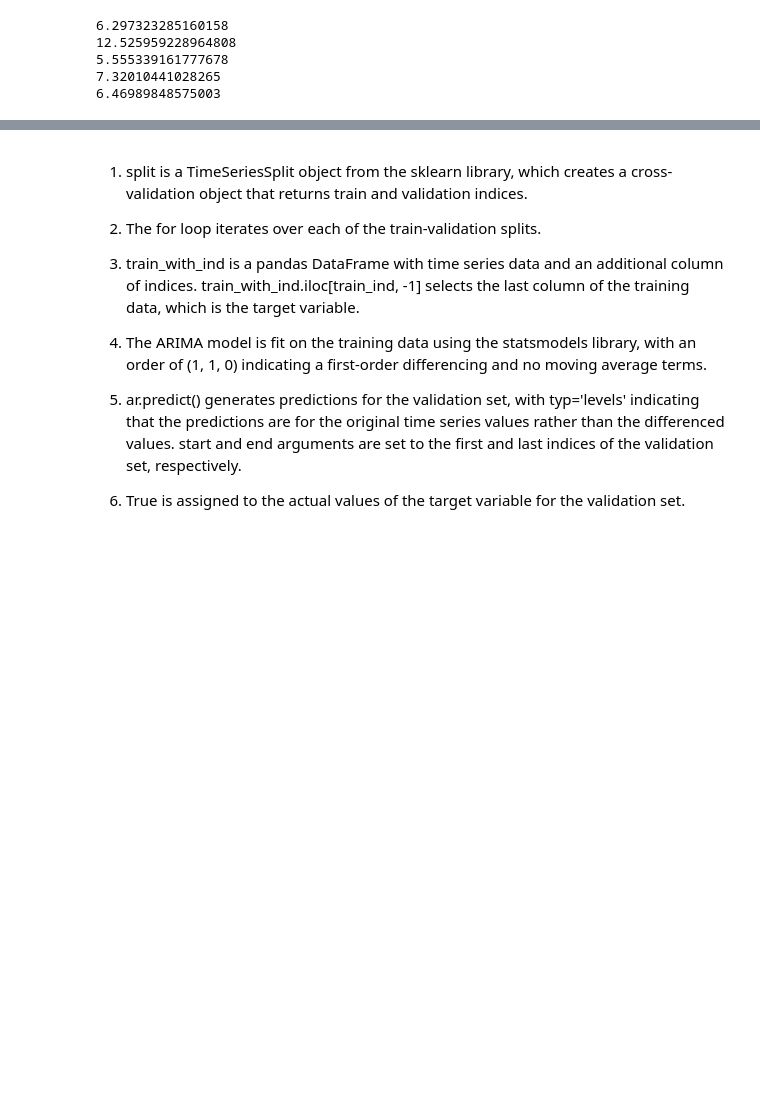
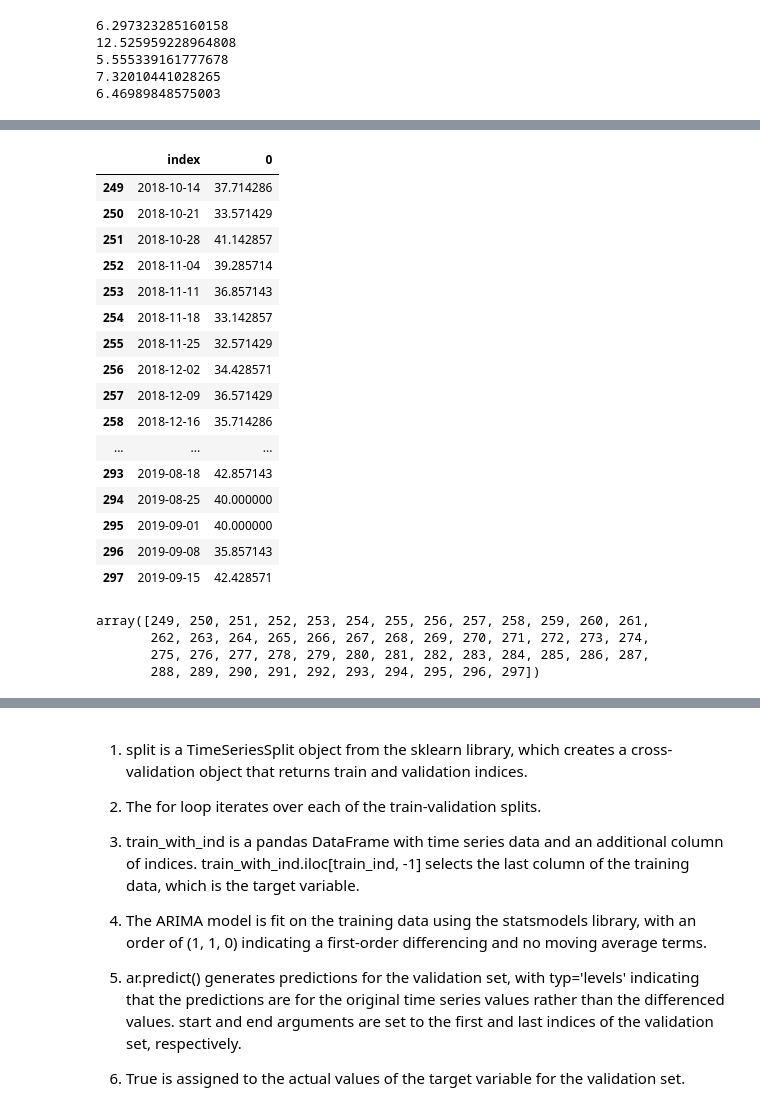
Before and after one commit to KeananG/DS-Live-022023, a Jupyter notebook: Phase4/Lectures/08_Topic_35_ts_modelling_walkthrough.ipynb, the cells around one changed output, grey strips where cells are left out. Drawn from its saved outputs; the diff is of its cells as text; code cells hidden in the pictures; blank space fills up the shorter version.

```diff
--- a/Phase4/Lectures/08_Topic_35_ts_modelling_walkthrough.ipynb
+++ b/Phase4/Lectures/08_Topic_35_ts_modelling_walkthrough.ipynb
@@ -320,6 +335,7 @@ DatetimeIndex(['2014-01-05', '2014-01-12', '2014-01-19', '2014-01-26',
 #reset index so time is a column now and not index
 train_with_ind = train.reset_index()
 # %%
+train_with_ind = train.reset_index()
 for train_ind, val_ind in split.split(train_with_ind):
     ar = ARIMA(endog=train_with_ind.iloc[train_ind, -1], order=(1, 1, 0)).fit()
     preds = ar.predict(typ='levels', start=val_ind[0], end=val_ind[-1])
@@ -331,3 +347,8 @@ for train_ind, val_ind in split.split(train_with_ind):
 5.555339161777678
 7.32010441028265
 6.46989848575003
+# %%
+split = TimeSeriesSplit()
+for train_index, test_index in split.split(train_with_ind):
+    trainer = train_with_ind.iloc[train_index]
+    tester = train_with_ind.iloc[test_index]
@@ -333,0 +371,28 @@ for train_ind, val_ind in split.split(train_with_ind):
+# %%
+tester
+# %% [output]
+|  | index | 0 |
+| 249 | 2018-10-14 | 37.714286 |
+| 250 | 2018-10-21 | 33.571429 |
+| 251 | 2018-10-28 | 41.142857 |
+| 252 | 2018-11-04 | 39.285714 |
+| 253 | 2018-11-11 | 36.857143 |
+| 254 | 2018-11-18 | 33.142857 |
+| 255 | 2018-11-25 | 32.571429 |
+| 256 | 2018-12-02 | 34.428571 |
+| 257 | 2018-12-09 | 36.571429 |
+| 258 | 2018-12-16 | 35.714286 |
+| ... | ... | ... |
+| 293 | 2019-08-18 | 42.857143 |
+| 294 | 2019-08-25 | 40.000000 |
+| 295 | 2019-09-01 | 40.000000 |
+| 296 | 2019-09-08 | 35.857143 |
+| 297 | 2019-09-15 | 42.428571 |
+# %%
+val_ind
+# train_ind
+# %% [output]
+array([249, 250, 251, 252, 253, 254, 255, 256, 257, 258, 259, 260, 261,
+       262, 263, 264, 265, 266, 267, 268, 269, 270, 271, 272, 273, 274,
+       275, 276, 277, 278, 279, 280, 281, 282, 283, 284, 285, 286, 287,
+       288, 289, 290, 291, 292, 293, 294, 295, 296, 297])
```
Also changed, not shown: parts of 9 cells of this notebook, 3 other files.
